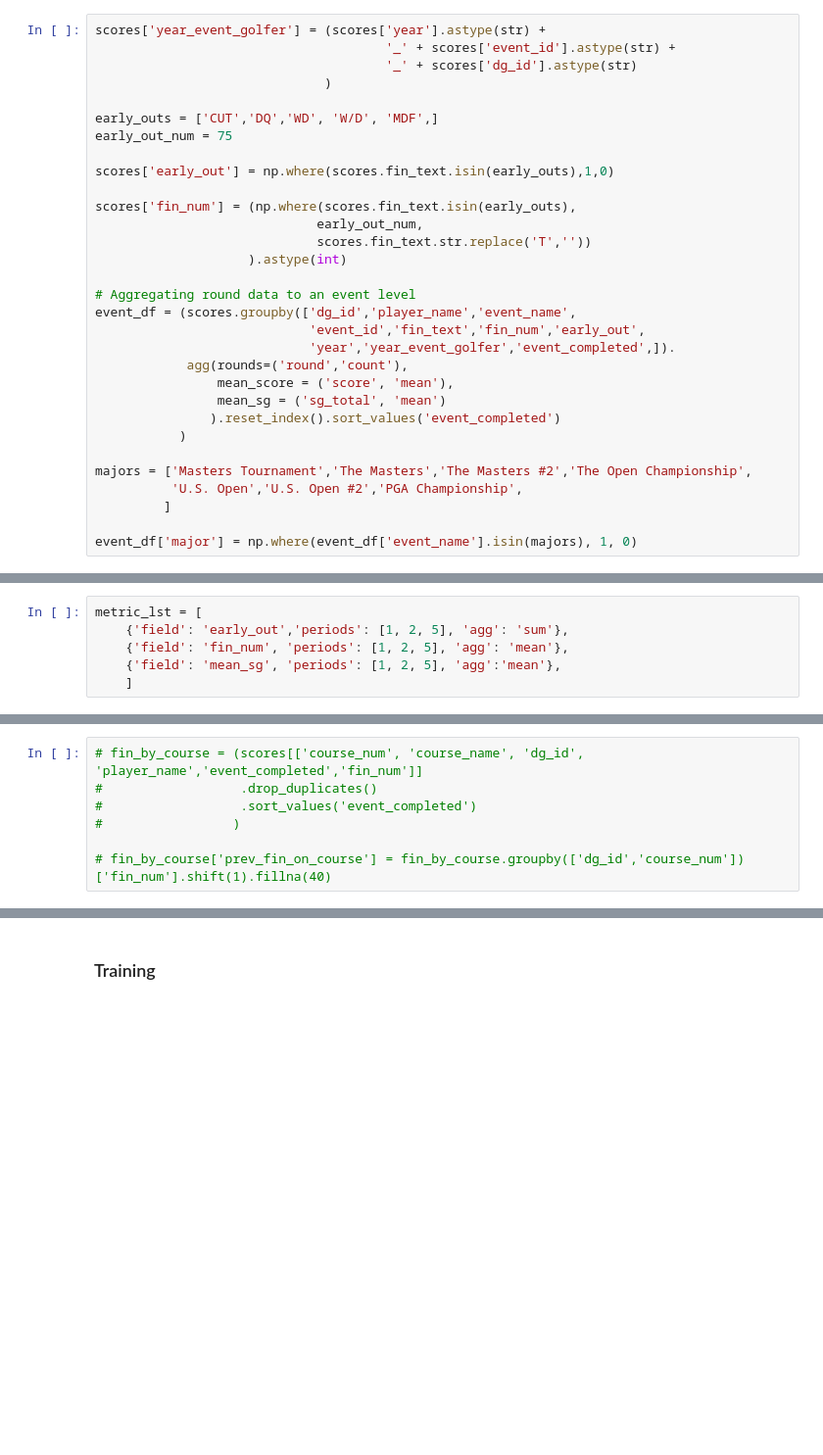
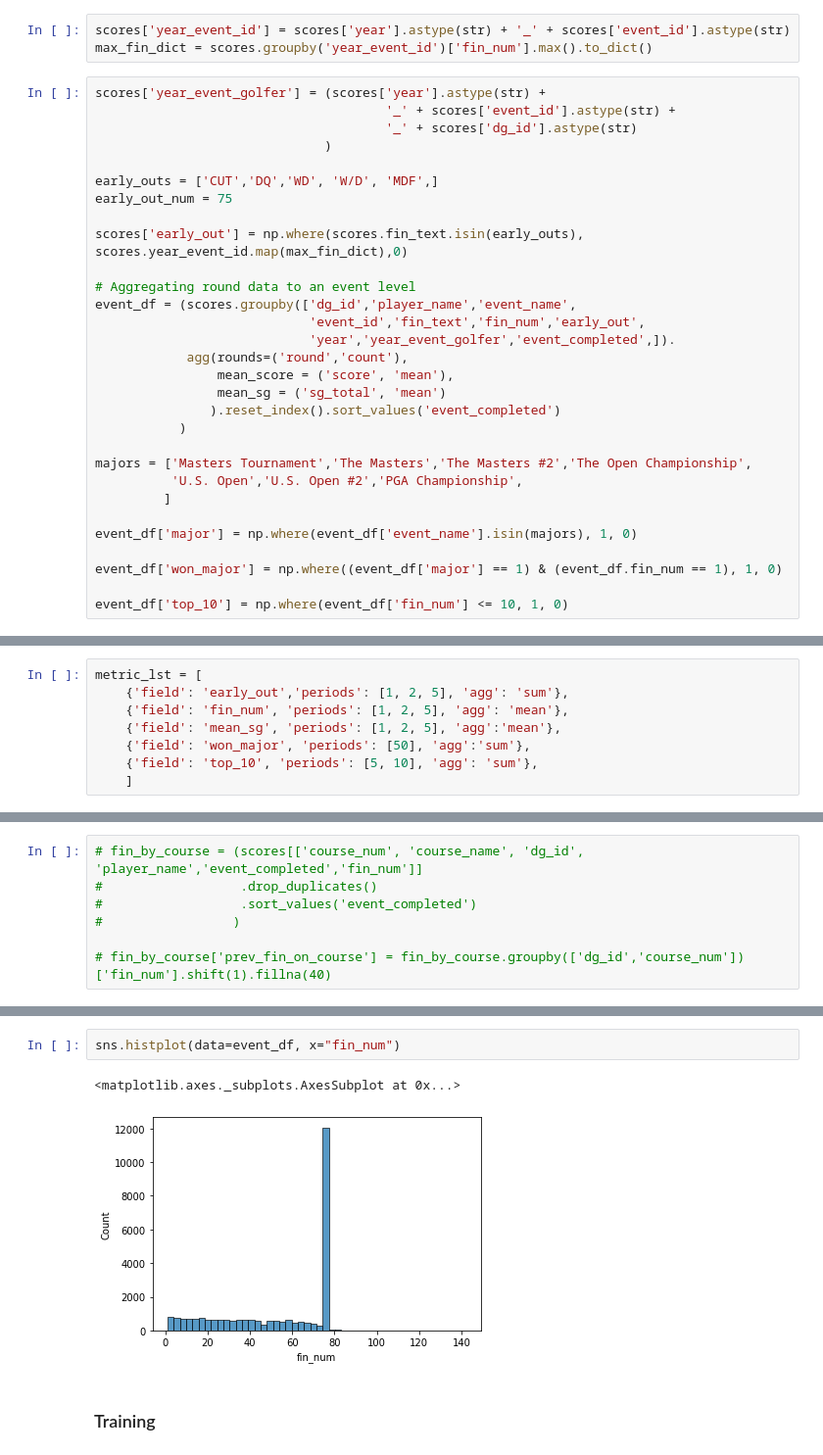
Before and after one commit to mtodisco10/data-golf, a Jupyter notebook: Feature Eng & Training.ipynb, the cells around one changed output, grey strips where cells are left out. Shown: that part at 98% size. Cells and saved outputs as stored; diff of their text form; blank space fills up the shorter version.

```diff
--- a/Feature Eng & Training.ipynb
+++ b/Feature Eng & Training.ipynb
@@ -8,3 +16,6 @@ pre_tourney = pd.read_csv('pre_tourney_snapshot_2021_08_24.csv')
+# %%
+scores['year_event_id'] = scores['year'].astype(str) + '_' + scores['event_id'].astype(str)
+max_fin_dict = scores.groupby('year_event_id')['fin_num'].max().to_dict()
 # %%
 scores['year_event_golfer'] = (scores['year'].astype(str) +
                                       '_' + scores['event_id'].astype(str) +
@@ -14,12 +25,7 @@ scores['year_event_golfer'] = (scores['year'].astype(str) +
 early_outs = ['CUT','DQ','WD', 'W/D', 'MDF',]
 early_out_num = 75
 
-scores['early_out'] = np.where(scores.fin_text.isin(early_outs),1,0)
-
-scores['fin_num'] = (np.where(scores.fin_text.isin(early_outs),
-                             early_out_num,
-                             scores.fin_text.str.replace('T',''))
-                    ).astype(int)
+scores['early_out'] = np.where(scores.fin_text.isin(early_outs), scores.year_event_id.map(max_fin_dict),0)
 
 # Aggregating round data to an event level
 event_df = (scores.groupby(['dg_id','player_name','event_name',
@@ -36,6 +42,10 @@ majors = ['Masters Tournament','The Masters','The Masters #2','The Open Champion
          ]
 
 event_df['major'] = np.where(event_df['event_name'].isin(majors), 1, 0)
+
+event_df['won_major'] = np.where((event_df['major'] == 1) & (event_df.fin_num == 1), 1, 0)
+
+event_df['top_10'] = np.where(event_df['fin_num'] <= 10, 1, 0)
 # %%
 def create_rolling_agg_features_by_golfer(df, field, n_shift, n_rolling, agg_func):
     """
@@ -58,6 +66,8 @@ metric_lst = [
     {'field': 'early_out','periods': [1, 2, 5], 'agg': 'sum'},
     {'field': 'fin_num', 'periods': [1, 2, 5], 'agg': 'mean'},
     {'field': 'mean_sg', 'periods': [1, 2, 5], 'agg':'mean'},
+    {'field': 'won_major', 'periods': [50], 'agg':'sum'},
+    {'field': 'top_10', 'periods': [5, 10], 'agg': 'sum'},
     ]
 # %%
 for metric in metric_lst:
@@ -76,3 +115,8 @@ for metric in metric_lst:
+# %%
+sns.histplot(data=event_df, x="fin_num")
+# %% [output]
+<matplotlib.axes._subplots.AxesSubplot at 0x...>
+[figure, added]
 # %% [markdown]
 ### Training
 # %%
```
Also changed, not shown: parts of 18 cells of this notebook, 1 other file.
